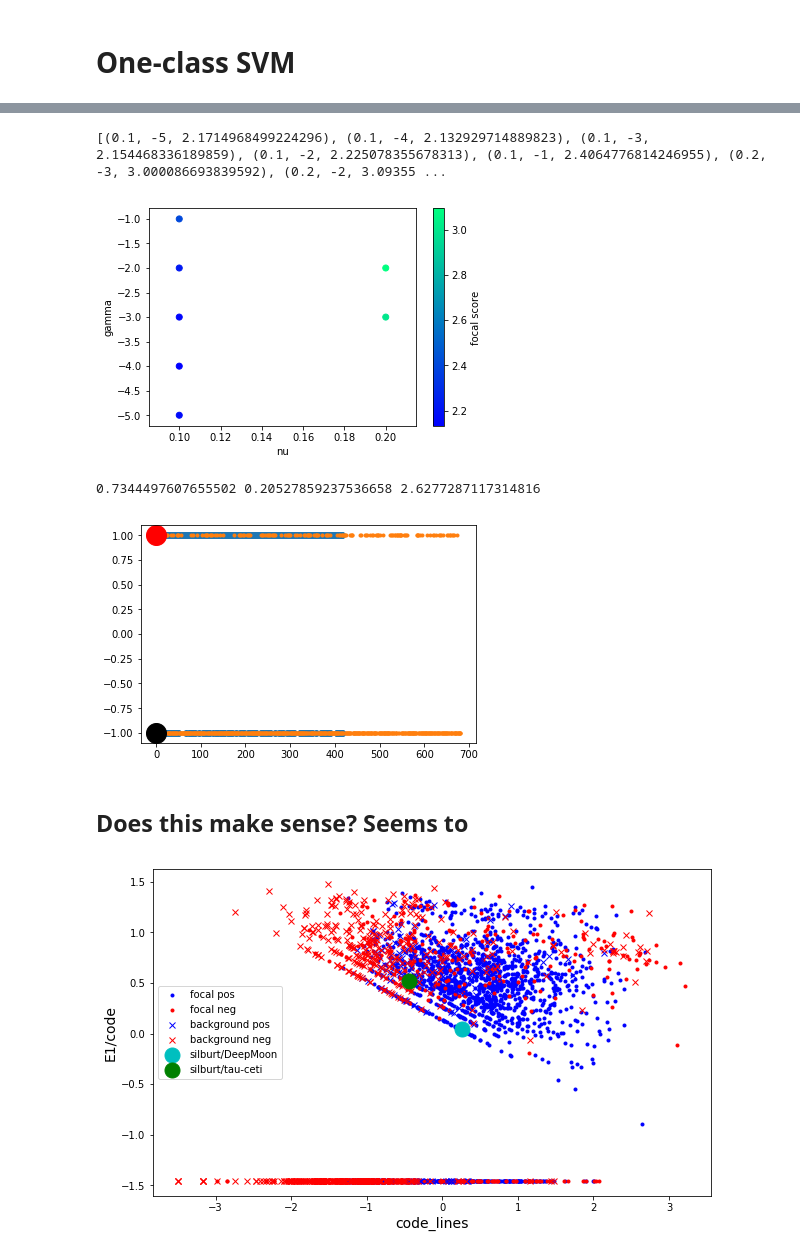
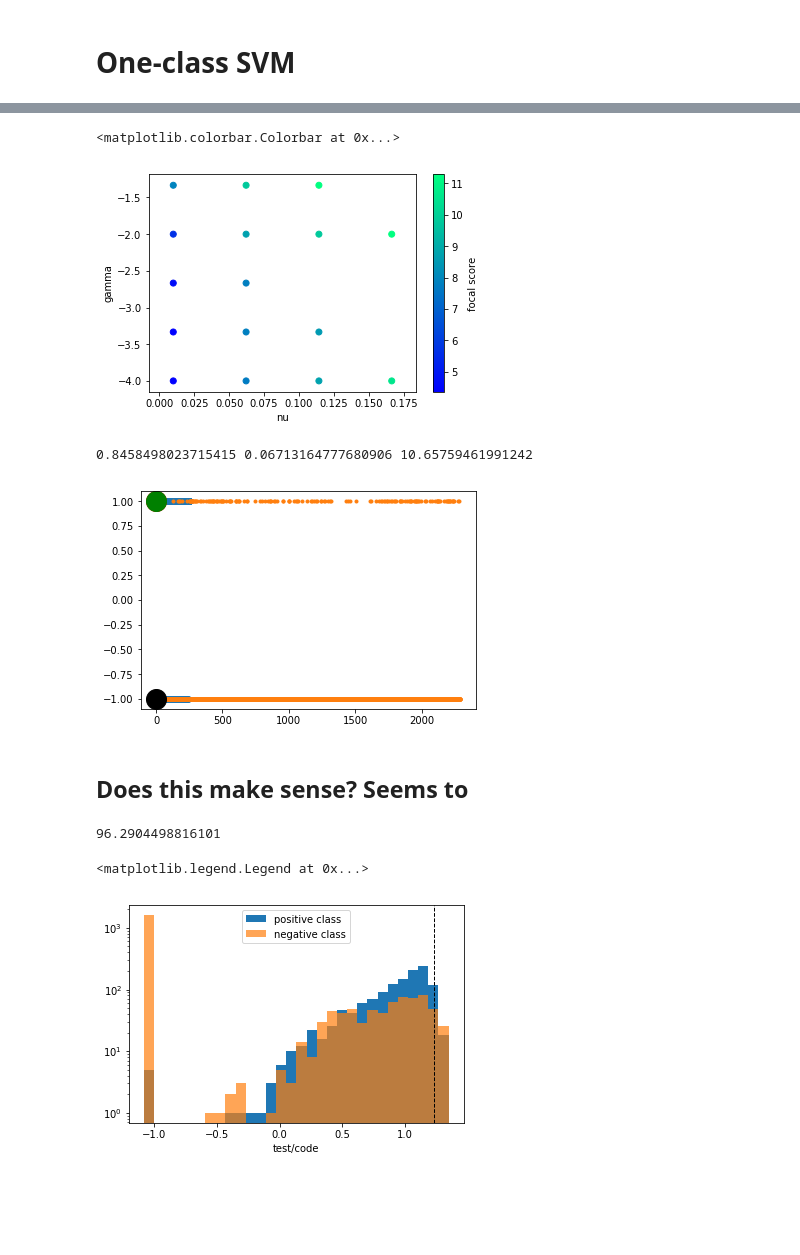
Before and after one commit to silburt/git-screened, a Jupyter notebook: Modeling.ipynb, the cells around one changed output, grey strips where cells are left out. Drawn from its saved outputs; the diff is of its cells as text; code cells hidden in the pictures; blank space fills up the shorter version.

```diff
--- a/Modeling.ipynb
+++ b/Modeling.ipynb
@@ -37,10 +47,13 @@ df_good.tail()
 | 2242 | https://api.github.com/repos/ckan... | 561 | 105616 | 5553 | 1716 | 47695 | 60 | 30 | ... |
 5 rows × 41 columns
 # %%
+# names = ['url', 'n_pyfiles', 'code_lines', 'comment_lines', 'docstring_lines',
+#          'test_lines','readme_lines','E1','E2','E3',
+#          'E4','E5','E7','E9','W1','W2','W3','W5','W6']
 names = ['url', 'n_pyfiles', 'code_lines', 'comment_lines', 'docstring_lines',
-         'test_lines','readme_lines','E1','E2','E3',
+         'test_lines','readme_lines', 'n_commits', 'commits_per_time', 'n_stars', 'n_forks', 'E1','E2','E3',
          'E4','E5','E7','E9','W1','W2','W3','W5','W6']
-df_bad = pd.read_csv('repo_data/bottom_stars_stats_Python_local.txt', names=names)
+df_bad = pd.read_csv('repo_data/bottom_stars_stats_Python.txt', names=names)
 df_bad = make_features(df_bad)
 df_bad.tail()
 # %% [output]
@@ -81,7 +93,7 @@ for p in ['E1','E2','E3','E4','E5','E7','E9','W1','W2','W3','W5','W6']:
 # One-class SVM
 # %%
 from sklearn.preprocessing import StandardScaler
-features = ['code/files','comment/code','test/code','readme/code','docstring/code',
+features = ['code/files','comment/code','test/code','readme/code','docstring/code','commits_per_time',
             'E1/code','E2/code','E3/code',
             'E4/code','E5/code','E7/code',
             'W1/code','W2/code','W3/code','W6/code','code_lines']
@@ -196,26 +213,27 @@ best parameters are: nu=0.800000, gamma=-3.000000, with a score of 6.669177
 # %%
 nu, gamma, sc, recall, bckgnd = zip(*scores)
 nu, gamma, sc, recall, bckgnd = np.array(nu), np.array(gamma), np.array(sc), np.array(recall), np.array(bckgnd)
-index = recall > 0.8
+index = recall > 0.85
 plt.scatter(nu[index], gamma[index], c=sc[index], cmap=plt.get_cmap('winter'))
 plt.xlabel('nu')
 plt.ylabel('gamma')
 plt.colorbar(label='focal score')
-print(list(zip(nu[index], gamma[index],sc[index])))
 # %% [output]
-[(0.1, -5, 2.1714968499224296), (0.1, -4, 2.132929714889823), (0.1, -3, 2.154468336189859), (0.1, -2, 2.225078355678313), (0.1, -1, 2.4064776814246955), (0.2, -3, 3.000086693839592), (0.2, -2, 3.09355 ...
+<matplotlib.colorbar.Colorbar at 0x...>
-[figure, old version]
+[figure, new version]
 # %%
-n = 0.2
-g = -2.7
+n = 0.11
+g = -1.33
 
+X_train, X_test = random_train_test_split(X)
 clf = svm.OneClassSVM(kernel="rbf", nu=n, gamma=10**g)
 clf.fit(X_train)
 
 y_pred_test = clf.predict(X_test)
-y_pred_background = clf.predict(Xb_train)
+y_pred_background = clf.predict(Xb)
 y_DeepMoon = clf.predict(DM)[0]
 y_tauceti = clf.predict(TC)[0]
+y_rebound = clf.predict(RB)[0]
 
 import matplotlib.pyplot as plt
 %matplotlib inline
@@ -223,45 +241,65 @@ plt.plot(y_pred_test, 'o')
 plt.plot(y_pred_background, '.')
 plt.plot(y_DeepMoon, 'o', color='red', ms=20)
 plt.plot(y_tauceti, 'o', color='black', ms=20)
+plt.plot(y_rebound, 'o', color='green', ms=20)
 
 recall = len(np.where(y_pred_test == 1)[0])/float(len(X_test))
-background_focal_frac = len(np.where(y_pred_background == 1)[0])/float(len(Xb_train))
+background_focal_frac = len(np.where(y_pred_background == 1)[0])/float(len(Xb))
 print(recall, background_focal_frac, recall**2/background_focal_frac)
 # %% [output]
-0.7344497607655502 0.20527859237536658 2.6277287117314816
+0.8458498023715415 0.06713164777680906 10.65759461991242
-[figure, old version]
+[figure, new version]
 # %% [markdown]
 ## Does this make sense? Seems to
 # %%
 y_pred_train = clf.predict(X_train)
 train_pos = y_pred_train == 1
 train_neg = y_pred_train == -1
 test_pos = y_pred_test == 1
 test_neg = y_pred_test == -1
 back_pos = y_pred_background == 1
 back_neg = y_pred_background == -1
 
 features = ['code/files','comment/code','test/code','readme/code','docstring/code',
+            'commits_per_time',
             'E1/code','E2/code','E3/code',
             'E4/code','E5/code','E7/code',
             'W1/code','W2/code','W3/code','W6/code','code_lines']
 fontsize = 14
 
-x_ = -1
-y_ = 5
-plt.figure(figsize=(10,6))
-plt.plot(X_train[train_pos, x_], X_train[train_pos, y_], '.', color='blue', label='focal pos')
-plt.plot(X_test[test_pos, x_], X_test[test_pos, y_], '.', color='blue')
-plt.plot(X_train[train_neg, x_], X_train[train_neg, y_], '.', color='red', label='focal neg')
-plt.plot(X_test[test_neg, x_], X_test[test_neg, y_], '.', color='red')
-plt.plot(Xb_train[back_pos, x_], Xb_train[back_pos, y_], 'x', color='blue', label='background pos')
-plt.plot(Xb_train[back_neg, x_], Xb_train[back_neg, y_], 'x', color='red', label='background neg')
-plt.plot(DM[0, x_], DM[0, y_], 'co', ms=15, label='silburt/DeepMoon')
-plt.plot(TC[0, x_], TC[0, y_], 'go', ms=15, label='silburt/tau-ceti')
-plt.xlabel(features[x_], fontsize=fontsize)
-plt.ylabel(features[y_], fontsize=fontsize)
+from scipy.stats import percentileofscore
+dim = 2
+comp = DM
+pos = np.concatenate((X_train[train_pos], X_test[test_pos], Xb[back_pos]))
+neg = np.concatenate((X_train[train_neg], X_test[test_neg], Xb[back_neg]))
+print(percentileofscore(pos[:,dim], comp[:,dim]))
+
+bins = 30
+_, _, _ = plt.hist(pos[:,dim], bins=bins, label='positive class');
+_, _, _ = plt.hist(neg[:,dim], bins=bins, alpha=0.7, label='negative class');
+plt.axvline(comp[:,dim], color='k', linestyle='dashed', linewidth=1);
+plt.xlabel(features[dim]);
+plt.yscale('log')
 plt.legend()
-plt.savefig('images/out%d.png'%y_)
+
+# plot
+# x_ = -1
+# y_ = 3
+# plt.figure(figsize=(10,6))
+# plt.plot(X_train[train_pos, x_], X_train[train_pos, y_], '.', color='blue', label='focal pos')
+# plt.plot(X_test[test_pos, x_], X_test[test_pos, y_], '.', color='blue')
+# plt.plot(X_train[train_neg, x_], X_train[train_neg, y_], '.', color='red', label='focal neg')
+# plt.plot(X_test[test_neg, x_], X_test[test_neg, y_], '.', color='red')
+# plt.plot(Xb[back_pos, x_], Xb[back_pos, y_], 'x', color='blue', label='background pos')
+# plt.plot(Xb[back_neg, x_], Xb[back_neg, y_], 'x', color='red', label='background neg')
+# plt.plot(DM[0, x_], DM[0, y_], 'co', ms=15, label='silburt/DeepMoon')
+# plt.plot(TC[0, x_], TC[0, y_], 'go', ms=15, label='silburt/tau-ceti')
+# plt.xlabel(features[x_], fontsize=fontsize)
+# plt.ylabel(features[y_], fontsize=fontsize)
+# plt.legend()
+# plt.savefig('images/out%d.png'%y_)
 # %% [output]
+96.2904498816101
+<matplotlib.legend.Legend at 0x...>
-[figure, old version]
+[figure, new version]
 # %%
```
Also changed, not shown: parts of 12 cells of this notebook, 8 other files.
